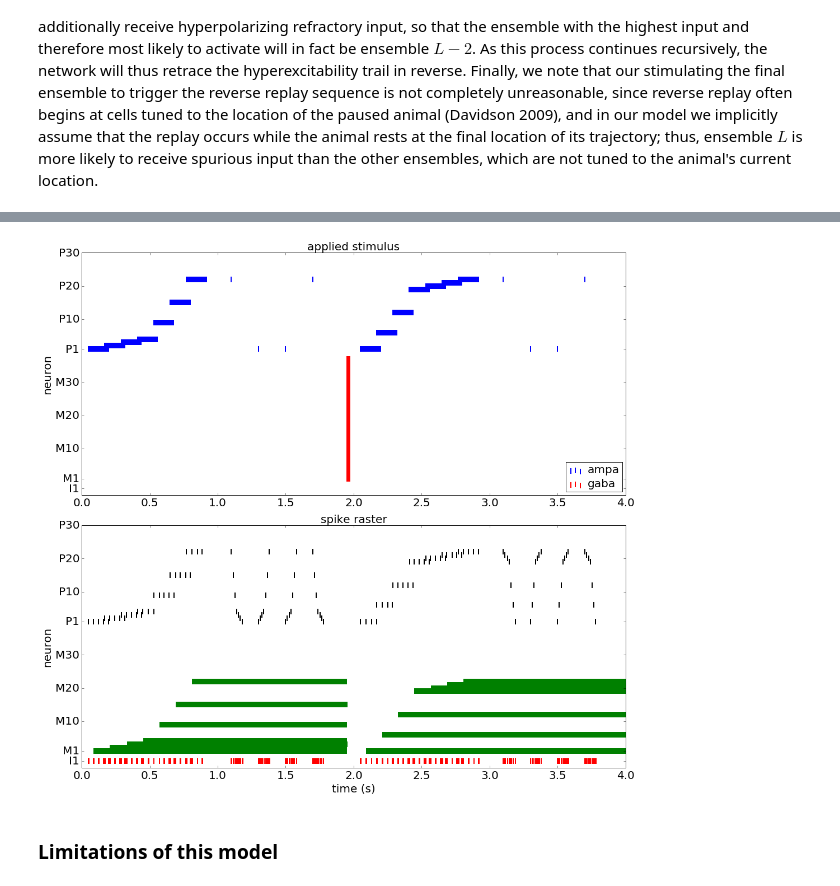
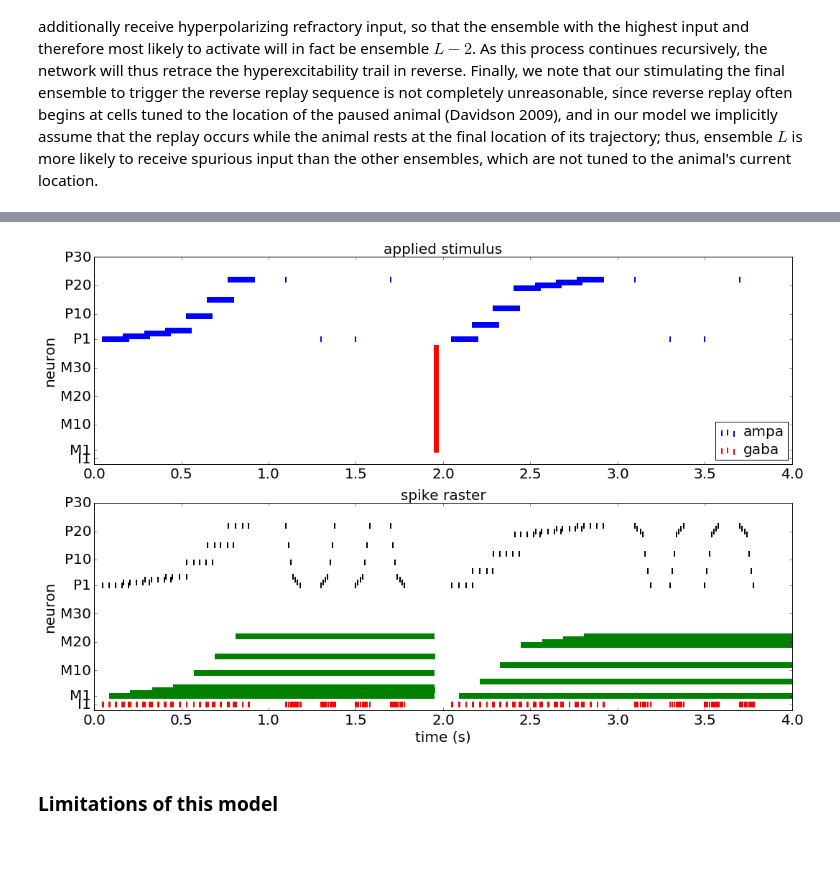
Before and after one commit to rkp8000/nothing_but_reruns, a Jupyter notebook: _paper_draft.ipynb, the cells around one changed output, grey strips where cells are left out. Drawn from its saved outputs; the diff is of its cells as text; code cells hidden in the pictures; blank space fills up the shorter version.

```diff
--- a/_paper_draft.ipynb
+++ b/_paper_draft.ipynb
@@ -523,36 +538,36 @@ fig_1 = lif_reverse_replay(
             {'nmda': 0, 'ampa': 1.3, 'gaba': 0},
             {'nmda': 0, 'ampa': 1.5, 'gaba': 0},
             {'nmda': 0, 'ampa': 1.7, 'gaba': 0},
         ],
         [
             {'nmda': 0, 'ampa': 3.1, 'gaba': 0},
             {'nmda': 0, 'ampa': 3.3, 'gaba': 0},
             {'nmda': 0, 'ampa': 3.5, 'gaba': 0},
             {'nmda': 0, 'ampa': 3.7, 'gaba': 0},
         ],
     ],
 
     REPLAY_TRIGGER_STRENS=[
         [{'nmda': 0, 'ampa': 200, 'gaba': 0}, {'nmda': 0, 'ampa': 200, 'gaba': 0},
          {'nmda': 0, 'ampa': 200, 'gaba': 0}, {'nmda': 0, 'ampa': 200, 'gaba': 0},],
         [{'nmda': 0, 'ampa': 200, 'gaba': 0}, {'nmda': 0, 'ampa': 200, 'gaba': 0},
          {'nmda': 0, 'ampa': 200, 'gaba': 0}, {'nmda': 0, 'ampa': 200, 'gaba': 0},],
     ],
 
     MEMORY_RESET_STARTS=[{'nmda': 0, 'ampa': 0, 'gaba': 1.95}],
     MEMORY_RESET_ENDS=[{'nmda': 0, 'ampa': 0, 'gaba': 1.97}],
     MEMORY_RESET_STRENS=[{'nmda': 0, 'ampa': 0, 'gaba': 50}],
     MEMORY_RESET_FRQS=[{'nmda': 0, 'ampa': 0, 'gaba': 500}],
 
     SIM_DURATION=4., DT=0.0001,
 
-    FIG_SIZE=(15, 14),
+    FIG_SIZE=(15, 10),
     SYN_COLORS={'ampa': 'b', 'gaba': 'r'},
-    SPIKE_HEIGHT=100,
+    SPIKE_HEIGHT=60,
     Y_LIM=(-2, 67), FONT_SIZE=20,
 )
 # %% [output]
-[figure, old version]
+[figure, new version]
 # %%
 pdb.pm()
 # %% [markdown]
```
Also changed, not shown: parts of 5 cells of this notebook, 1 other file.
